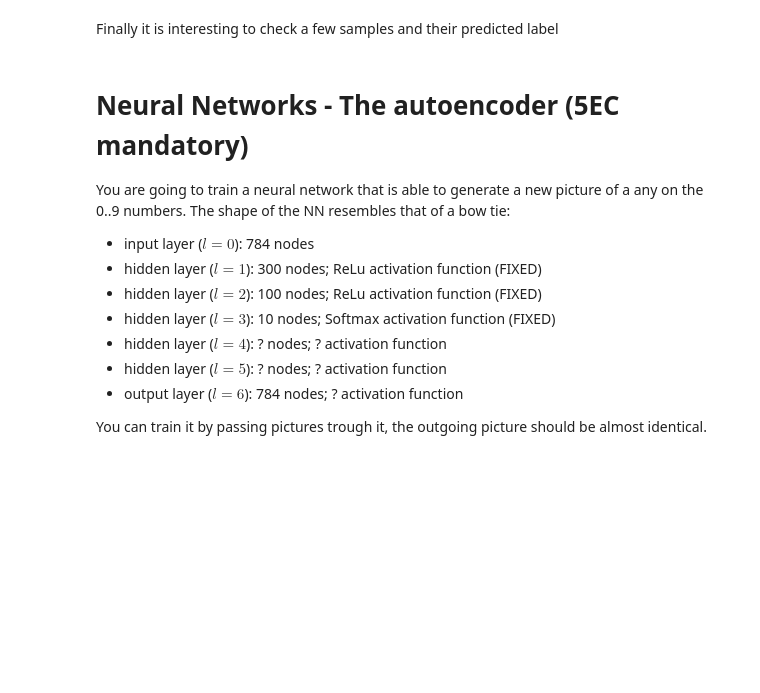
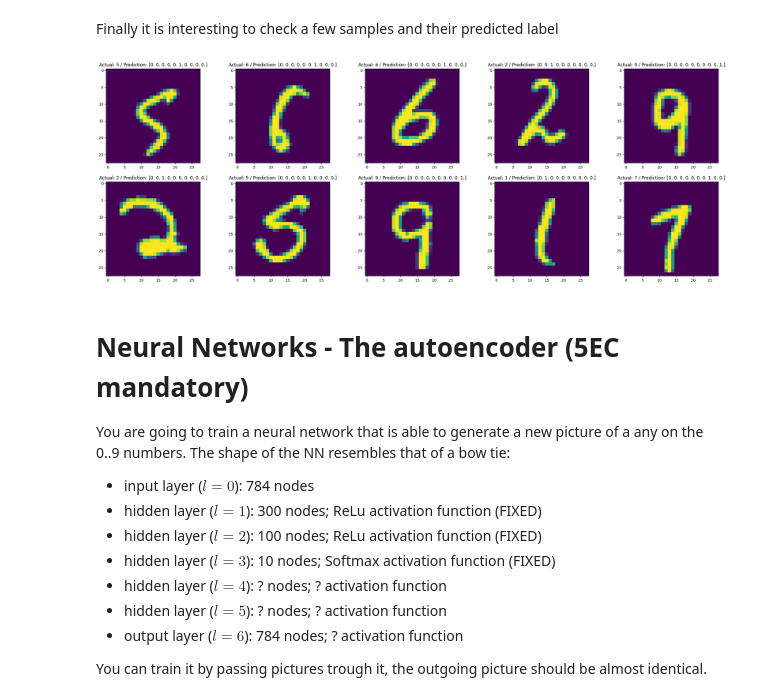
Before and after one commit to BenVigos/Machine-Learning, a Jupyter notebook: Assignment 5/neural_network_part2_student25.ipynb, the cells around one changed output. Saved outputs shown, nothing was run; the diff lists cells and outputs as text; code cells hidden in the pictures; blank space fills up the shorter version.

```diff
--- a/Assignment 5/neural_network_part2_student25.ipynb
+++ b/Assignment 5/neural_network_part2_student25.ipynb
@@ -207,8 +207,8 @@ Firt you define three parameters that can be adjusted for optimal training.
 - **batch_size**: how many samples we pass through the network before doing a gradient descent update
 # %%
 # train settings
-learning_rate = 0.3
-no_epochs = 10
+learning_rate = 0.5
+no_epochs = 25
 batch_size = 256
 # %% [markdown]
 Below you implement the training of the network. As a start copy and paste your code from part 1. Note that we use the **Cross Entropy** (CE) loss function.
@@ -375,7 +375,24 @@ Finally use the test set to check the performance of the model
 Finally it is interesting to check a few samples and their predicted label
 # %%
 # check the prediction of 10 random images
-'''YOUR CODE GOES HERE '''
+rand = np.random.randint(low=0, high=70000, size=(10))
+images = X_norm[:, rand]
+labels = y[rand]
+
+als, _ = forward_pass(W, b, images)
+
+predictions = np.zeros_like(als[-1])  # Create a zero matrix of the same shape
+predictions[np.argmax(als[-1], axis=0), np.arange(als[-1].shape[1])] = 1  # Set max to 1
+
+fig, axs = plt.subplots(2, 5, figsize=(30, 10))
+
+for i in range(2):
+    for j in range(5):
+        lin_idx = (j + 1) + i * 5 - 1
+        axs[i, j].imshow(images[:, lin_idx].reshape(28, 28))
+        axs[i, j].set_title(f"Actual: {labels[lin_idx]} / Prediction: {predictions[:, lin_idx]}")
+# %% [output]
+[figure, added]
 # %% [markdown]
 # Neural Networks - The autoencoder **(5EC mandatory)**
 
```
Also changed, not shown: parts of 15 cells of this notebook.
